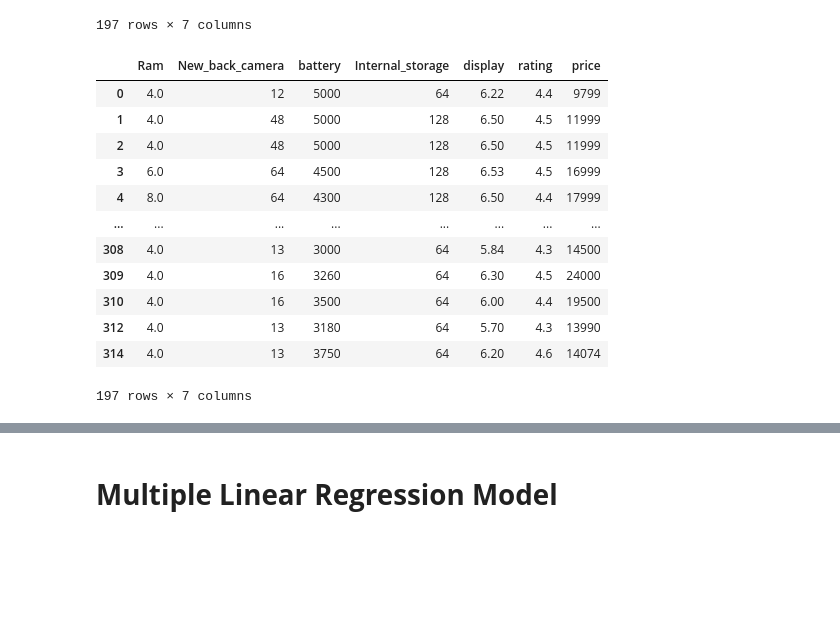
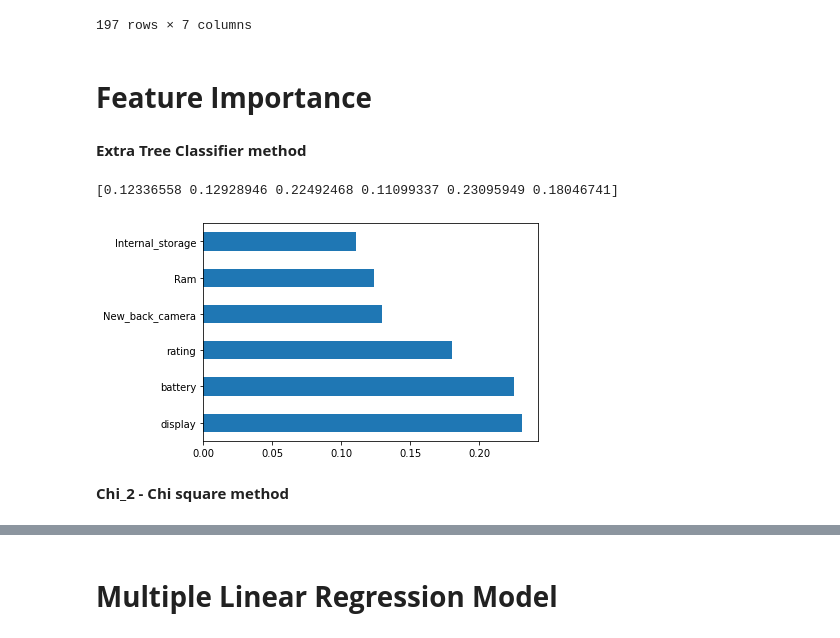
Before and after one commit to charan12345678/Flipkart, a Jupyter notebook: Final_Analysis.ipynb, the cells around one changed output, grey strips where cells are left out. Drawn from its saved outputs; the diff is of its cells as text; code cells hidden in the pictures; blank space fills up the shorter version.

```diff
--- a/Final_Analysis.ipynb
+++ b/Final_Analysis.ipynb
@@ -813,19 +813,24 @@ df
 | 312 | 4.0 | 13 | 3180 | 64 | 5.70 | 4.3 | 13990 |
 | 314 | 4.0 | 13 | 3750 | 64 | 6.20 | 4.6 | 14074 |
 197 rows × 7 columns
-# %%
-df
-# %% [output]
-|  | Ram | New_back_camera | battery | Internal_storage | display | rating | price |
-| 0 | 4.0 | 12 | 5000 | 64 | 6.22 | 4.4 | 9799 |
-| 1 | 4.0 | 48 | 5000 | 128 | 6.50 | 4.5 | 11999 |
-| 2 | 4.0 | 48 | 5000 | 128 | 6.50 | 4.5 | 11999 |
-| 3 | 6.0 | 64 | 4500 | 128 | 6.53 | 4.5 | 16999 |
-| 4 | 8.0 | 64 | 4300 | 128 | 6.50 | 4.4 | 17999 |
-| ... | ... | ... | ... | ... | ... | ... | ... |
-| 308 | 4.0 | 13 | 3000 | 64 | 5.84 | 4.3 | 14500 |
-| 309 | 4.0 | 16 | 3260 | 64 | 6.30 | 4.5 | 24000 |
-| 310 | 4.0 | 16 | 3500 | 64 | 6.00 | 4.4 | 19500 |
-| 312 | 4.0 | 13 | 3180 | 64 | 5.70 | 4.3 | 13990 |
-| 314 | 4.0 | 13 | 3750 | 64 | 6.20 | 4.6 | 14074 |
-197 rows × 7 columns
+# %% [markdown]
+# **Feature Importance**
+# %% [markdown]
+**Extra Tree Classifier method**
+# %%
+a = df.iloc[:, :-1]
+b = df.iloc[:, -1]
+from sklearn.ensemble import ExtraTreesClassifier
+import matplotlib.pyplot as plt
+model = ExtraTreesClassifier()
+model.fit(a,b)
+print(model.feature_importances_) #use inbuilt class feature_importances of tree based classifiers
+#plot graph of feature importances for better visualization
+feat_importances = pd.Series(model.feature_importances_, index=a.columns)
+feat_importances.nlargest(8).plot(kind='barh')
+plt.show()
+# %% [output]
+[0.12336558 0.12928946 0.22492468 0.11099337 0.23095949 0.18046741]
+[figure, added]
+# %% [markdown]
+**Chi_2 - Chi square method**
```
Also changed, not shown: parts of 5 cells of this notebook.
